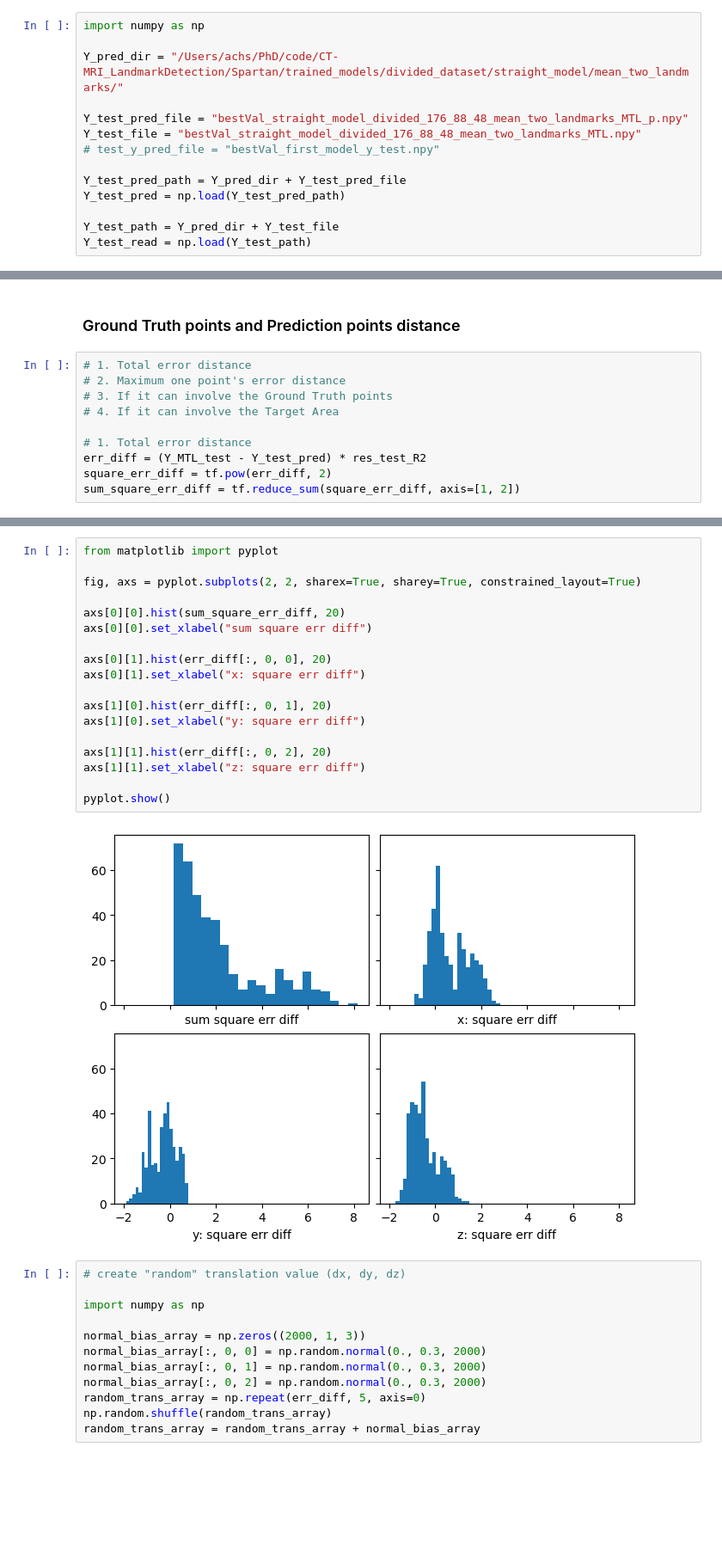
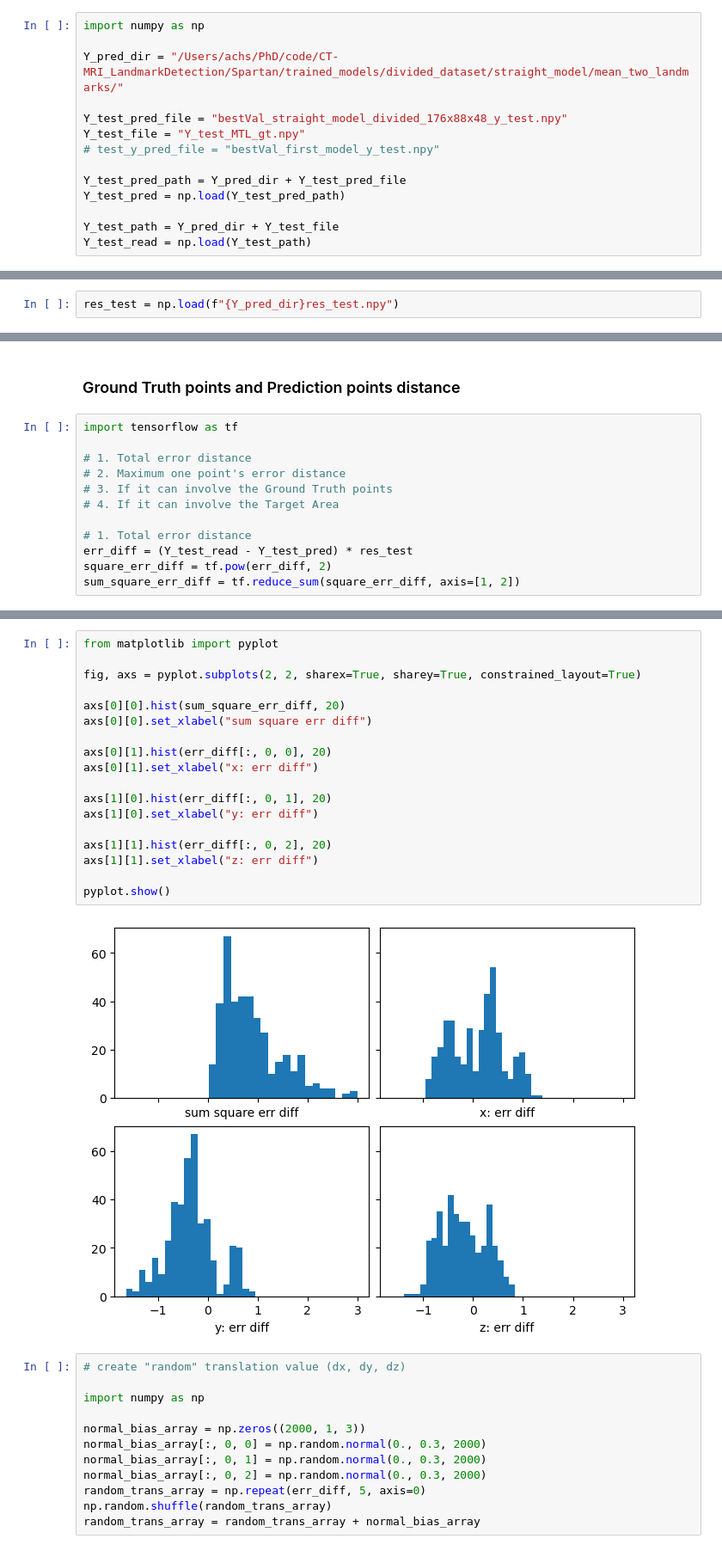
Before and after one commit to acherking/CT-MRI_LandmarkDetection, a Jupyter notebook: Preparation/step_1_model.ipynb, the cells around one changed output, grey strips where cells are left out. Shown at 86% size. Saved outputs shown, nothing was run; the diff lists cells and outputs as text; blank space fills up the shorter version.

```diff
--- a/Preparation/step_1_model.ipynb
+++ b/Preparation/step_1_model.ipynb
@@ -5,8 +5,8 @@ import numpy as np
 
 Y_pred_dir = "/Users/achs/PhD/code/CT-MRI_LandmarkDetection/Spartan/trained_models/divided_dataset/straight_model/mean_two_landmarks/"
 
-Y_test_pred_file = "bestVal_straight_model_divided_176_88_48_mean_two_landmarks_MTL_p.npy"
-Y_test_file = "bestVal_straight_model_divided_176_88_48_mean_two_landmarks_MTL.npy"
+Y_test_pred_file = "bestVal_straight_model_divided_176x88x48_y_test.npy"
+Y_test_file = "Y_test_MTL_gt.npy"
 # test_y_pred_file = "bestVal_first_model_y_test.npy"
 
 Y_test_pred_path = Y_pred_dir + Y_test_pred_file
@@ -53,3 +17,5 @@ Y_MTL_test Shape:  (400, 1, 3)
+# %%
+res_test = np.load(f"{Y_pred_dir}res_test.npy")
 # %% [markdown]
 ## Check the difference between Predictions and Ground Truth
 # %%
@@ -58,13 +24,15 @@ np.save("/Volumes/Shawn_HDD/PhD/Project/Date/bestVal_straight_model_divided_176_
 # %% [markdown]
 ### Ground Truth points and Prediction points distance
 # %%
+import tensorflow as tf
+
 # 1. Total error distance
 # 2. Maximum one point's error distance
 # 3. If it can involve the Ground Truth points
 # 4. If it can involve the Target Area
 
 # 1. Total error distance
-err_diff = (Y_MTL_test - Y_test_pred) * res_test_R2
+err_diff = (Y_test_read - Y_test_pred) * res_test
 square_err_diff = tf.pow(err_diff, 2)
 sum_square_err_diff = tf.reduce_sum(square_err_diff, axis=[1, 2])
 # %% [output]
@@ -89,23 +57,23 @@ print(Y_test_pred[161])
 # %%
 from matplotlib import pyplot
 
 fig, axs = pyplot.subplots(2, 2, sharex=True, sharey=True, constrained_layout=True)
 
 axs[0][0].hist(sum_square_err_diff, 20)
 axs[0][0].set_xlabel("sum square err diff")
 
 axs[0][1].hist(err_diff[:, 0, 0], 20)
-axs[0][1].set_xlabel("x: square err diff")
+axs[0][1].set_xlabel("x: err diff")
 
 axs[1][0].hist(err_diff[:, 0, 1], 20)
-axs[1][0].set_xlabel("y: square err diff")
+axs[1][0].set_xlabel("y: err diff")
 
 axs[1][1].hist(err_diff[:, 0, 2], 20)
-axs[1][1].set_xlabel("z: square err diff")
+axs[1][1].set_xlabel("z: err diff")
 
 pyplot.show()
 # %% [output]
-[figure, old version]
+[figure, new version]
 # %%
 # create "random" translation value (dx, dy, dz)
 
```
Also changed, not shown: parts of 8 cells of this notebook, 4 other files.
